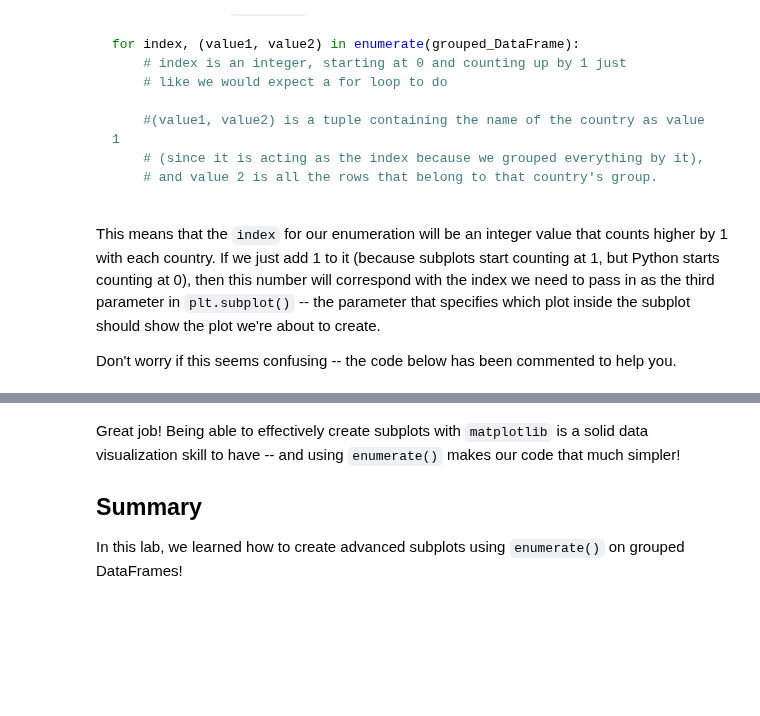
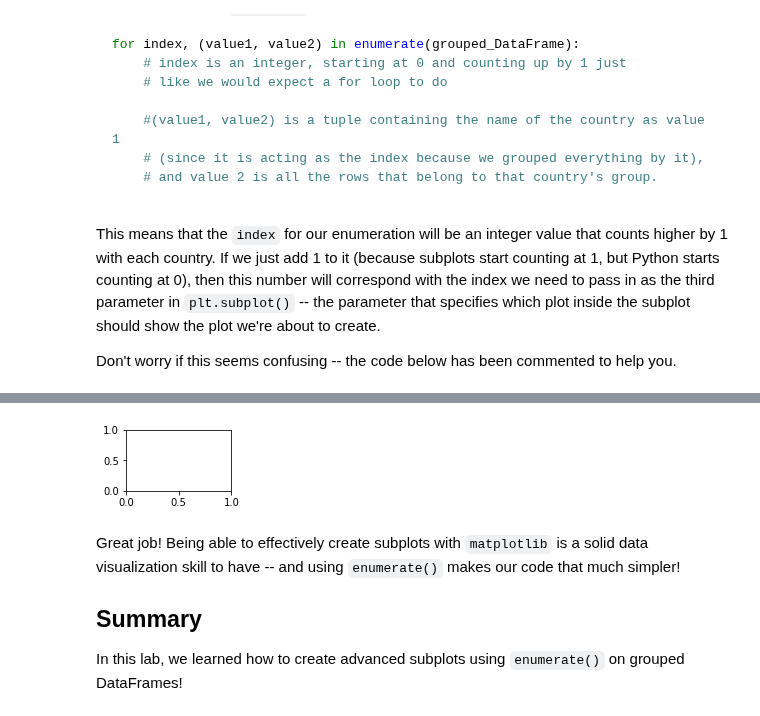
Before and after one commit to CaryMosley/dsc-subplots-and-enumeration-lab-nyc-ds-021720, a Jupyter notebook: index.ipynb, the cells around one changed output, grey strips where cells are left out. Drawn from its saved outputs; the diff is of its cells as text; code cells hidden in the pictures; blank space fills up the shorter version.

```diff
--- a/index.ipynb
+++ b/index.ipynb
@@ -230,5 +230,5 @@ for index, (value1,value2) in enumerate(grouped_df):
     population.plot(x='Year', y='Population', ax=ax, legend=False)
 
     # Set the title of each plot, so we know which country it represents
-    ax.set_title(None)
+    ax.set_title(value1)
 # %% [output]
@@ -236,3 +236,4 @@ SyntaxError: can't assign to keyword (<ipython-input-42-610d783d0e27>, line 9)
+[figure, added]
 # %% [markdown]
 Great job! Being able to effectively create subplots with `matplotlib` is a solid data visualization skill to have -- and using `enumerate()` makes our code that much simpler!
 
```
Also changed, not shown: parts of 1 cell of this notebook.
